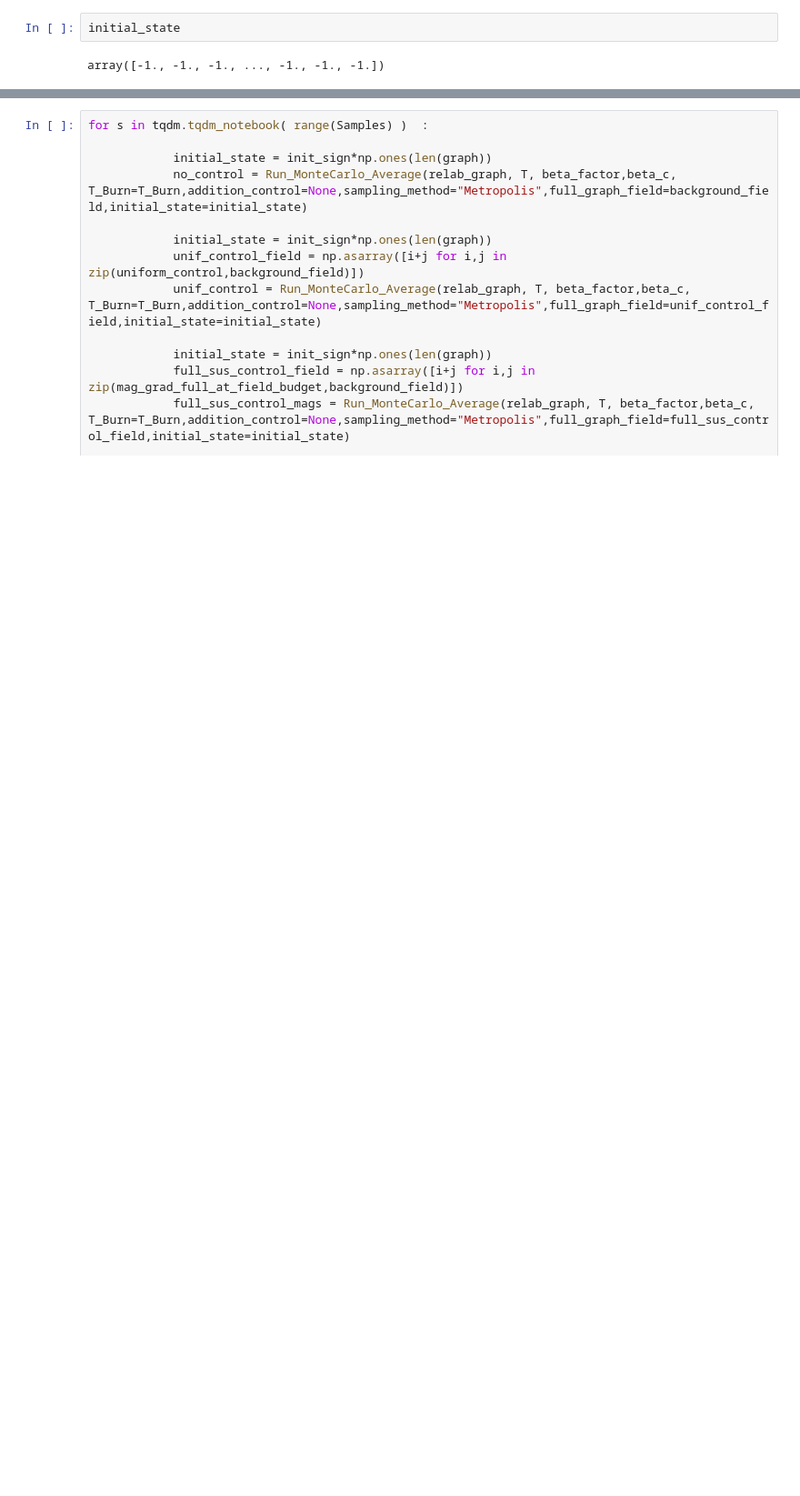
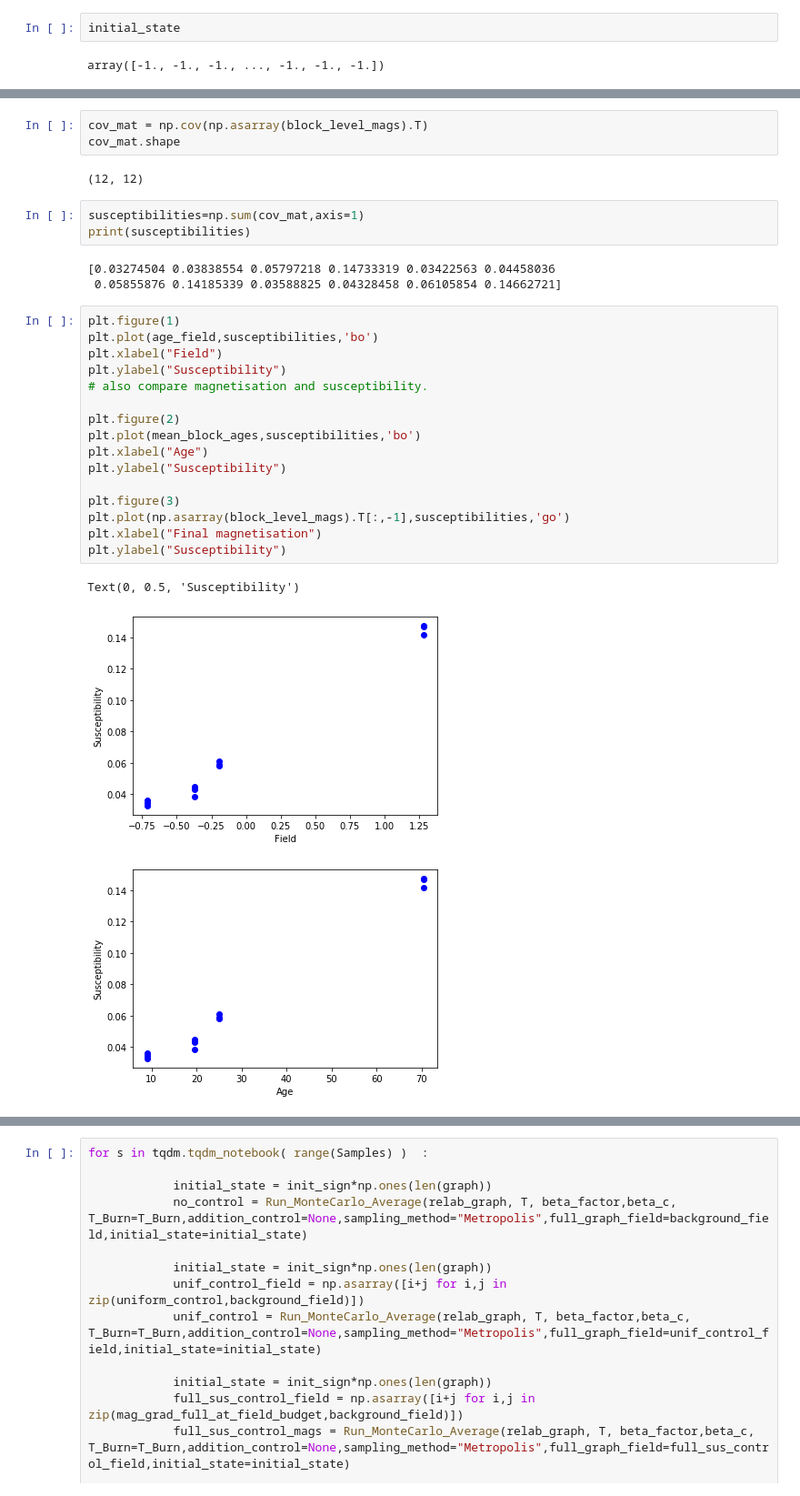
Before and after one commit to MGarrod1/unobserved_spin_influence, a Jupyter notebook: Figure_3_Pokec/Pokec_block_susceptibilities.ipynb, the cells around one changed output, grey strips where cells are left out. Shown at 91% size. Cells and saved outputs as stored; diff of their text form; blank space fills up the shorter version.

```diff
--- a/Figure_3_Pokec/Pokec_block_susceptibilities.ipynb
+++ b/Figure_3_Pokec/Pokec_block_susceptibilities.ipynb
@@ -173,0 +186,31 @@ for k in range(12) :
+# %%
+cov_mat = np.cov(np.asarray(block_level_mags).T)
+cov_mat.shape
+# %% [output]
+(12, 12)
+# %%
+susceptibilities=np.sum(cov_mat,axis=1)
+print(susceptibilities)
+# %% [output]
+[0.03274504 0.03838554 0.05797218 0.14733319 0.03422563 0.04458036
+ 0.05855876 0.14185339 0.03588825 0.04328458 0.06105854 0.14662721]
+# %%
+plt.figure(1)
+plt.plot(age_field,susceptibilities,'bo')
+plt.xlabel("Field")
+plt.ylabel("Susceptibility")
+# also compare magnetisation and susceptibility.
+
+plt.figure(2)
+plt.plot(mean_block_ages,susceptibilities,'bo')
+plt.xlabel("Age")
+plt.ylabel("Susceptibility")
+
+plt.figure(3)
+plt.plot(np.asarray(block_level_mags).T[:,-1],susceptibilities,'go')
+plt.xlabel("Final magnetisation")
+plt.ylabel("Susceptibility")
+# %% [output]
+Text(0, 0.5, 'Susceptibility')
+[figure, added]
+[figure, added]
```
Also changed, not shown: parts of 6 cells of this notebook.
